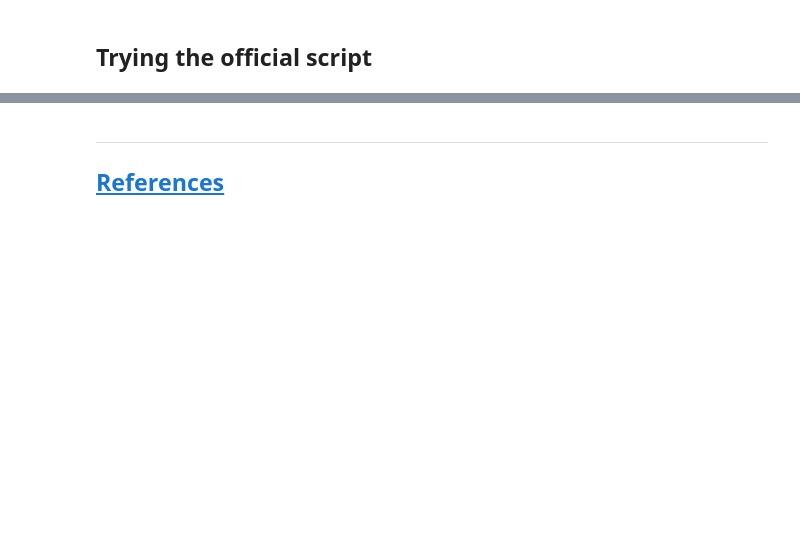
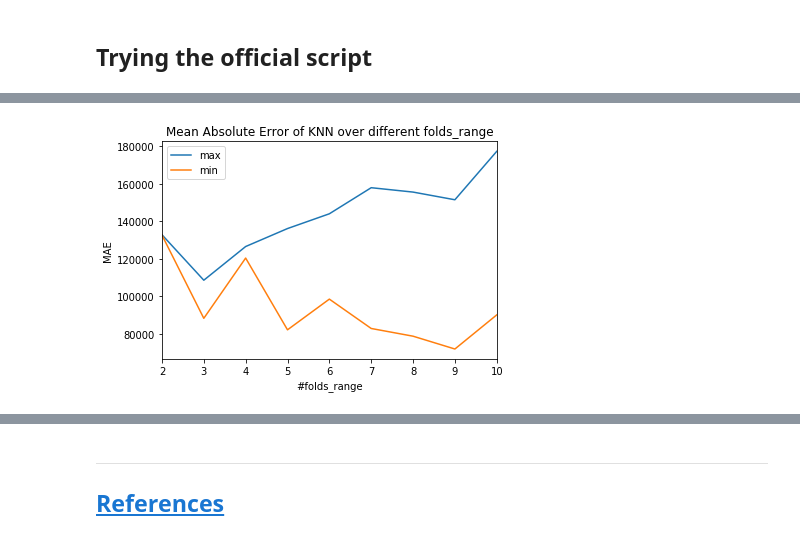
Before and after one commit to carlosjuribe/examples-in-python, a Jupyter notebook: k-nearest-neighbors/Ch3_K-NearestNeighbours.ipynb, the cells around one changed output, grey strips where cells are left out. Saved outputs shown, nothing was run; the diff lists cells and outputs as text; code cells hidden in the pictures; blank space fills up the shorter version.

```diff
--- a/k-nearest-neighbors/Ch3_K-NearestNeighbours.ipynb
+++ b/k-nearest-neighbors/Ch3_K-NearestNeighbours.ipynb
@@ -230,0 +266,11 @@ def main():
+# %%
+def main2():
+    regression_test = RegressionTest()
+    regression_test.load_csv_file('king_county_data_geocoded.csv', 100)
+    regression_test.plot_error_rates()
+# %%
+main2()
+
+tada()
+# %% [output]
+[figure, added]
```
Also changed, not shown: parts of 14 cells of this notebook, 5 other files.
